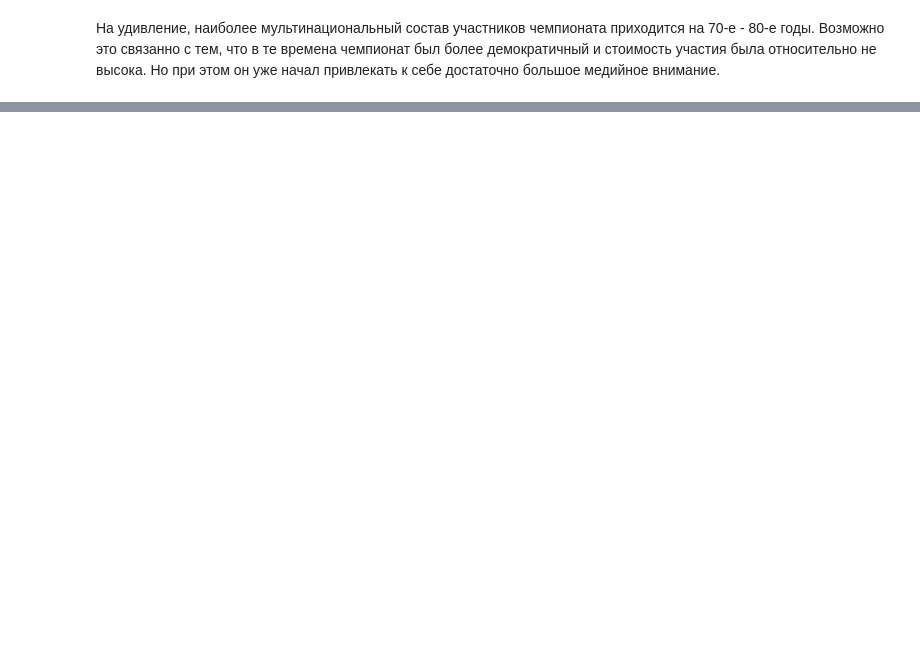
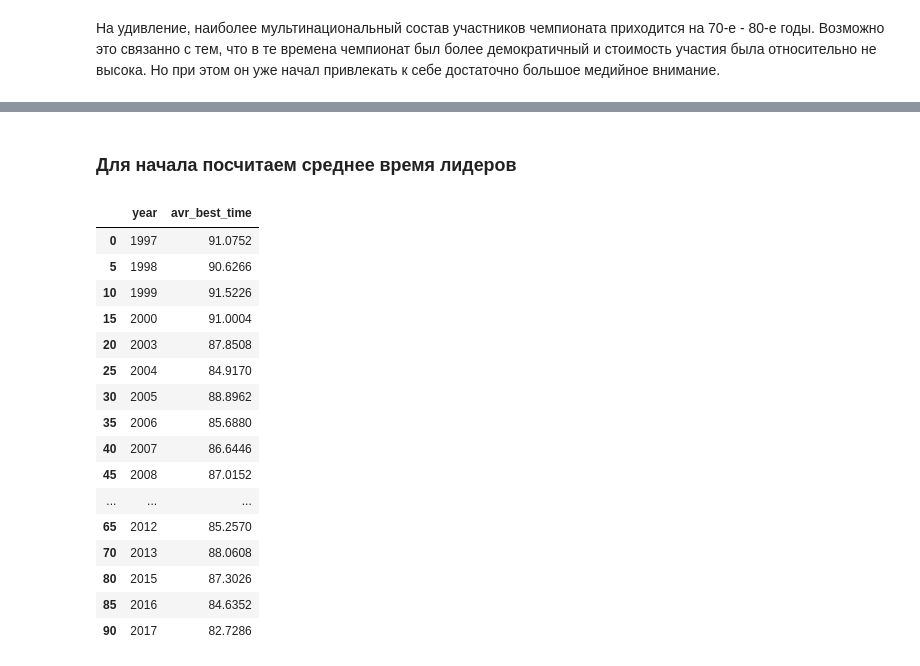
Before and after one commit to AndrewLrrr/otus-python, a Jupyter notebook: hw8/Formula-one-historical-analysis.ipynb, the cells around one changed output, grey strips where cells are left out. Saved outputs shown, nothing was run; the diff lists cells and outputs as text; code cells hidden in the pictures; blank space fills up the shorter version.

```diff
--- a/hw8/Formula-one-historical-analysis.ipynb
+++ b/hw8/Formula-one-historical-analysis.ipynb
@@ -538,0 +625,55 @@ drivers_during_the_season \
+# %% [markdown]
+### Для начала посчитаем среднее время лидеров
+# %%
+qual_ap_results = qual_results[qual_results.circuit == 'Albert Park Grand Prix Circuit'] \
+    .sort_values(['year', 'position']) \
+    .reset_index(drop=True)
+
+qual_best_5_results = qual_ap_results[qual_ap_results.position.isin([1, 2, 3, 4, 5])]
+
+qual_best_5_results_97_04 = qual_best_5_results[
+    (qual_best_5_results.year > 1996)
+    & (qual_best_5_results.year < 2005)
+][['year', 'position', 'q1']].rename(columns={'q1': 'time'})
+
+qual_best_5_results_05 = qual_best_5_results[
+    qual_best_5_results.year == 2005
+][['year', 'position', 'q2']].rename(columns={'q2': 'time'})
+
+qual_best_5_results_06_17 = qual_best_5_results[
+    qual_best_5_results.year > 2005
+][['year', 'position', 'q3']].rename(columns={'q3': 'time'})
+
+qual_best_5_results_97_17 = pd.merge(
+    pd.merge(
+        qual_best_5_results_97_04, qual_best_5_results_05, how='outer'
+    ), qual_best_5_results_06_17, how='outer'
+).sort_values('year').reset_index(drop=True)
+
+qual_best_5_results_97_17['time'] = qual_best_5_results_97_17['time'].apply(lap_time_to_sec)
+
+qual_best_5_results_97_17['avr_best_time'] = qual_best_5_results_97_17.groupby('year')['time'].transform('mean')
+
+qual_best_mean_results_97_17 = qual_best_5_results_97_17[['year', 'avr_best_time']].drop_duplicates()
+
+qual_best_mean_results_97_17 = filter_slow_results(qual_best_mean_results_97_17, 10.0, key='avr_best_time')
+
+qual_best_mean_results_97_17
+# %% [output]
+|  | year | avr_best_time |
+| 0 | 1997 | 91.0752 |
+| 5 | 1998 | 90.6266 |
+| 10 | 1999 | 91.5226 |
+| 15 | 2000 | 91.0004 |
+| 20 | 2003 | 87.8508 |
+| 25 | 2004 | 84.9170 |
+| 30 | 2005 | 88.8962 |
+| 35 | 2006 | 85.6880 |
+| 40 | 2007 | 86.6446 |
+| 45 | 2008 | 87.0152 |
+| ... | ... | ... |
+| 65 | 2012 | 85.2570 |
+| 70 | 2013 | 88.0608 |
+| 80 | 2015 | 87.3026 |
+| 85 | 2016 | 84.6352 |
+| 90 | 2017 | 82.7286 |
```
Also changed, not shown: parts of 25 cells of this notebook.
